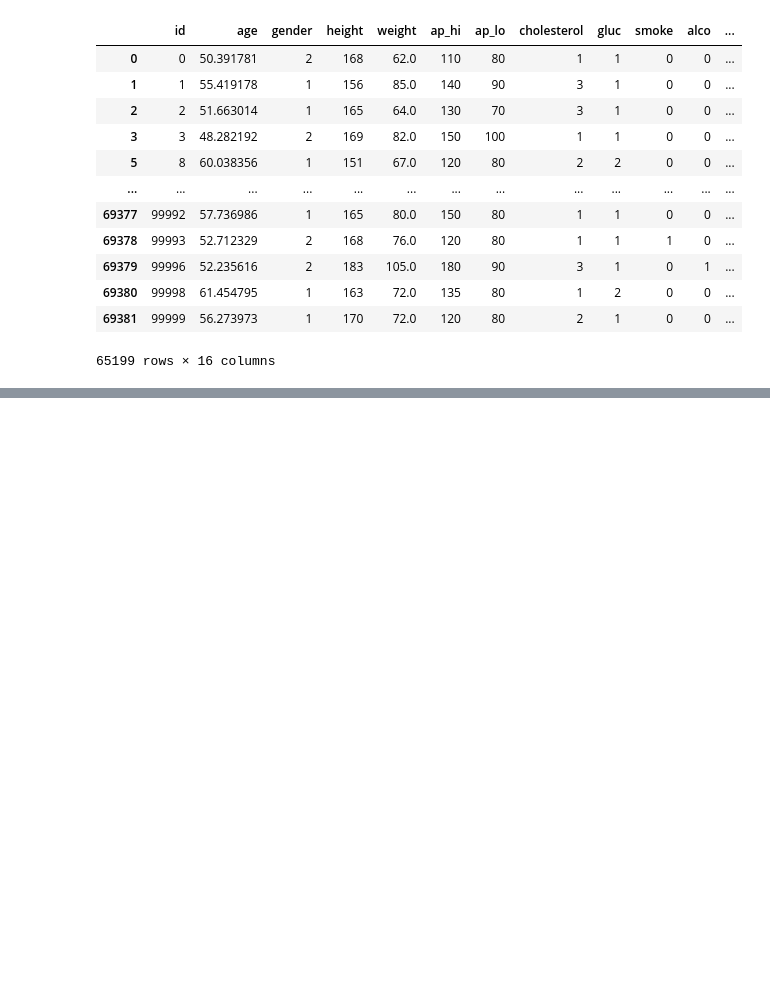
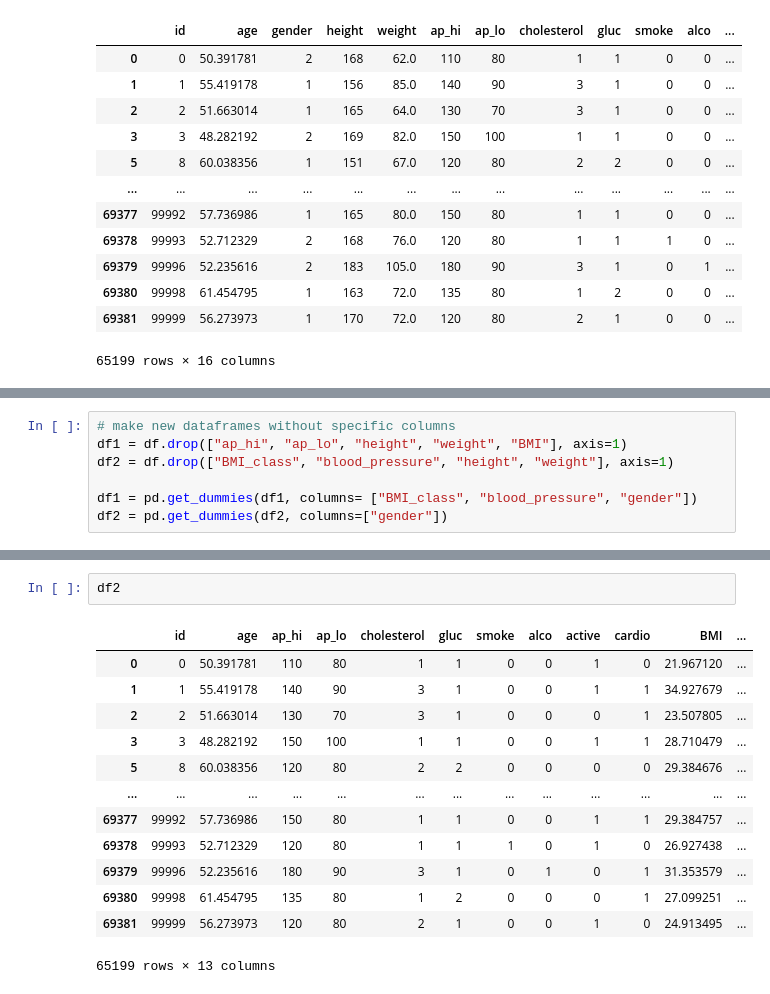
Before and after one commit to Razjoh/Machine-learning-Rasmus-Johansson, a Jupyter notebook: Labb/EDA_disease.ipynb, the cells around one changed output, grey strips where cells are left out. Drawn from its saved outputs; the diff is of its cells as text; blank space fills up the shorter version.

```diff
--- a/Labb/EDA_disease.ipynb
+++ b/Labb/EDA_disease.ipynb
@@ -631,0 +660,7 @@ for label, ax in zip(labels, axes.flatten()):
+# %%
+# make new dataframes without specific columns
+df1 = df.drop(["ap_hi", "ap_lo", "height", "weight", "BMI"], axis=1)
+df2 = df.drop(["BMI_class", "blood_pressure", "height", "weight"], axis=1)
+
+df1 = pd.get_dummies(df1, columns= ["BMI_class", "blood_pressure", "gender"])
+df2 = pd.get_dummies(df2, columns=["gender"])
@@ -631,0 +683,16 @@ for label, ax in zip(labels, axes.flatten()):
+# %%
+df2
+# %% [output]
+|  | id | age | ap_hi | ap_lo | cholesterol | gluc | smoke | alco | active | cardio | BMI | ... |
+| 0 | 0 | 50.391781 | 110 | 80 | 1 | 1 | 0 | 0 | 1 | 0 | 21.967120 | ... |
+| 1 | 1 | 55.419178 | 140 | 90 | 3 | 1 | 0 | 0 | 1 | 1 | 34.927679 | ... |
+| 2 | 2 | 51.663014 | 130 | 70 | 3 | 1 | 0 | 0 | 0 | 1 | 23.507805 | ... |
+| 3 | 3 | 48.282192 | 150 | 100 | 1 | 1 | 0 | 0 | 1 | 1 | 28.710479 | ... |
+| 5 | 8 | 60.038356 | 120 | 80 | 2 | 2 | 0 | 0 | 0 | 0 | 29.384676 | ... |
+| ... | ... | ... | ... | ... | ... | ... | ... | ... | ... | ... | ... | ... |
+| 69377 | 99992 | 57.736986 | 150 | 80 | 1 | 1 | 0 | 0 | 1 | 1 | 29.384757 | ... |
+| 69378 | 99993 | 52.712329 | 120 | 80 | 1 | 1 | 1 | 0 | 1 | 0 | 26.927438 | ... |
+| 69379 | 99996 | 52.235616 | 180 | 90 | 3 | 1 | 0 | 1 | 0 | 1 | 31.353579 | ... |
+| 69380 | 99998 | 61.454795 | 135 | 80 | 1 | 2 | 0 | 0 | 0 | 1 | 27.099251 | ... |
+| 69381 | 99999 | 56.273973 | 120 | 80 | 2 | 1 | 0 | 0 | 1 | 0 | 24.913495 | ... |
+65199 rows × 13 columns
```
Also changed, not shown: parts of 7 cells of this notebook.
